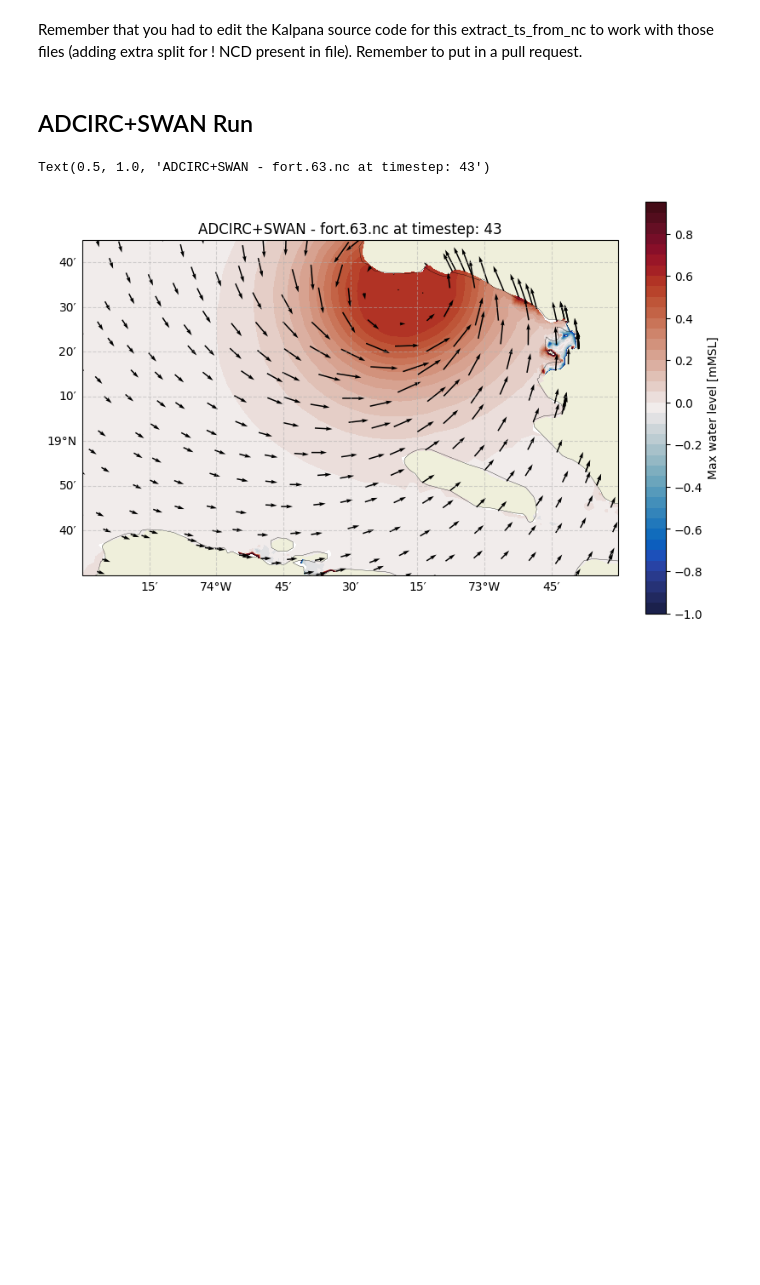
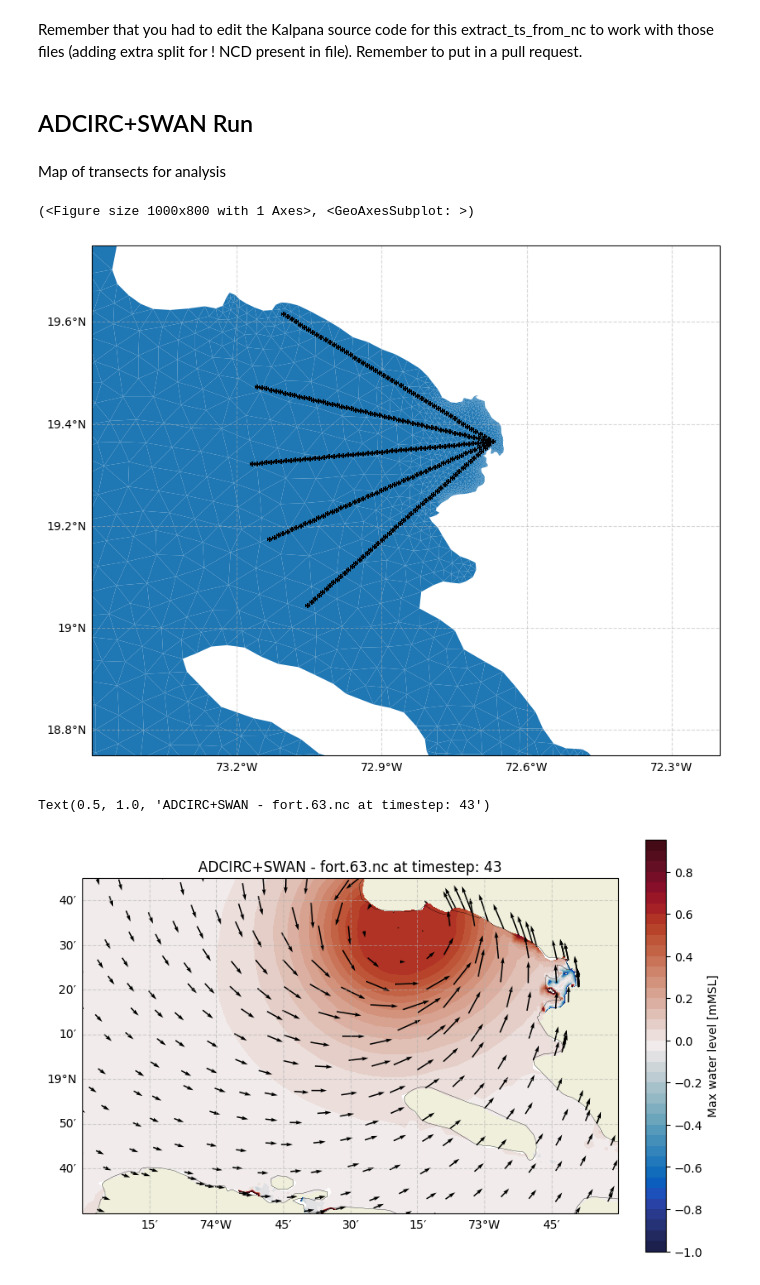
Before and after one commit to aesgeorges/LaGonaveFM, a Jupyter notebook: analysis/plot.ipynb, the cells around one changed output. Cells and saved outputs as stored; diff of their text form; code cells hidden in the pictures; blank space fills up the shorter version.

Commit message:
new figures, reorganizing and plotting scripts

```diff
--- a/analysis/plot.ipynb
+++ b/analysis/plot.ipynb
@@ -25,6 +30,34 @@ root_swan = super_shift#+'adcirc+swan/'
 ## load the NetCDF dataset from a specified file path
 nc_swan = netcdf.Dataset(root_swan+'fort.63.nc', 'r')
 nc2 = netcdf.Dataset(root_swan+'fort.74.nc', 'r')
+# %% [markdown]
+Map of transects for analysis
+# %%
+# Defining center of radius for arcs of observation stations
+# Center is at the general midpoint of the mangrove forest in the open intertidal zone behind it.
+center_x, center_y = -72.67, 19.365
+
+# List of radii (in NW increments) for the arcs of observation stations
+radii = np.arange(0.5, 0., -0.01)  # Set distance between points to 0.05
+
+# Define the start and end angles of the arc (in degrees)
+start_angle = 150  # Starting angle of the arc
+end_angle = 220  # Ending angle of the arc
+num_points = 5
+
+# Generate angles for the points along the arc
+angles = np.linspace(np.radians(start_angle), np.radians(end_angle), num_points)
+
+transects = []
+for i in range(num_points):
+    transects.append(make_transect(radii, angles[i], center_x, center_y))
+
+mesh = fort14togdf(root_swan+'/fort.14', epsgIn=4326, epsgOut=4326, fileintype='fort.14')
+
+plot_transects(mesh, center_x, center_y, num_points, transects)
+# %% [output]
+(<Figure size 1000x800 with 1 Axes>, <GeoAxesSubplot: >)
+[figure, added]
 # %%
 fig, ax = plt.subplots(figsize = (8,5), subplot_kw={'projection': ccrs.PlateCarree()},
                     constrained_layout=True)
```
Also changed, not shown: parts of 12 cells of this notebook, 25 other files.
